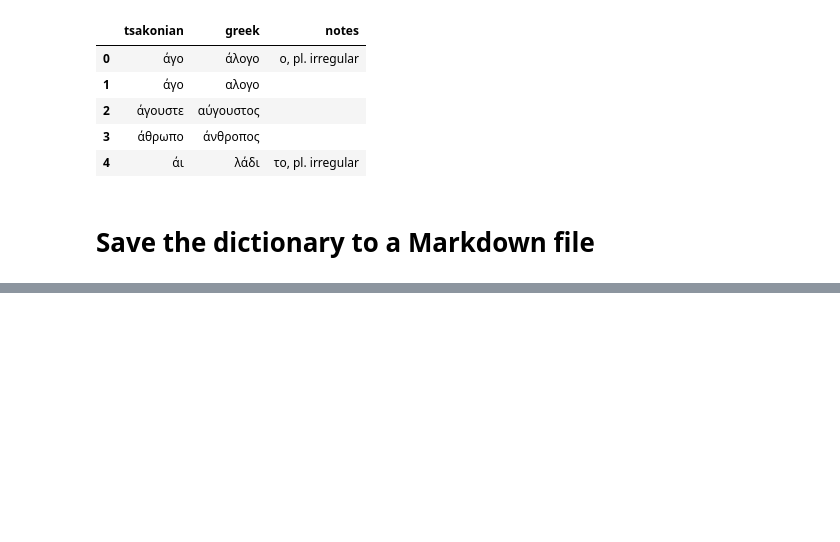
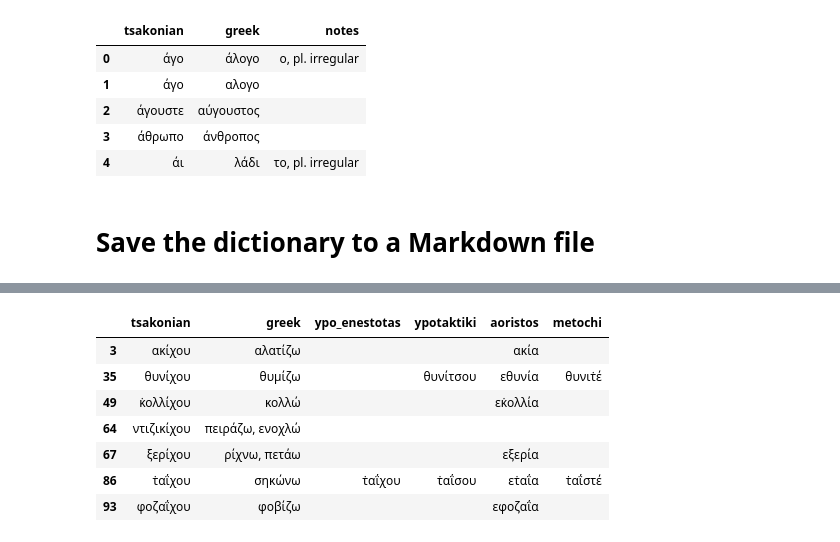
Before and after one commit to jgchaparro/TsakonianDB, a Jupyter notebook: TsakonianDB/tsakonian_db_compiler.ipynb, the cells around one changed output, grey strips where cells are left out. Cells and saved outputs as stored; diff of their text form; code cells hidden in the pictures; blank space fills up the shorter version.

```diff
--- a/TsakonianDB/tsakonian_db_compiler.ipynb
+++ b/TsakonianDB/tsakonian_db_compiler.ipynb
@@ -90,0 +129,13 @@ with open(dictionary_path, 'w', encoding='utf-8') as f:
+# %%
+# -ίχου, =?, ?, (ε)-ία
+ending = ('ίχου', 'ΐχου')
+df[df['tsakonian'].str.endswith(ending)]
+# %% [output]
+|  | tsakonian | greek | ypo_enestotas | ypotaktiki | aoristos | metochi |
+| 3 | ακίχου | αλατίζω |  |  | ακία |  |
+| 35 | θυνίχου | θυμίζω |  | θυνίτσου | εθυνία | θυνιτ̇έ |
+| 49 | κ̇ολλίχου | κολλώ |  |  | εκ̇ολλία |  |
+| 64 | ντιζικίχου | πειράζω, ενοχλώ |  |  |  |  |
+| 67 | ξερίχου | ρίχνω, πετάω |  |  | εξερία |  |
+| 86 | τ̇αΐχου | σηκώνω | τ̇αΐχου | τ̇αΐσου | ετ̇αΐα | τ̇αΐστέ |
+| 93 | φοζαΐχου | φοβίζω |  |  | εφοζαΐα |  |
```
Also changed, not shown: parts of 6 cells of this notebook, 7 other files.
